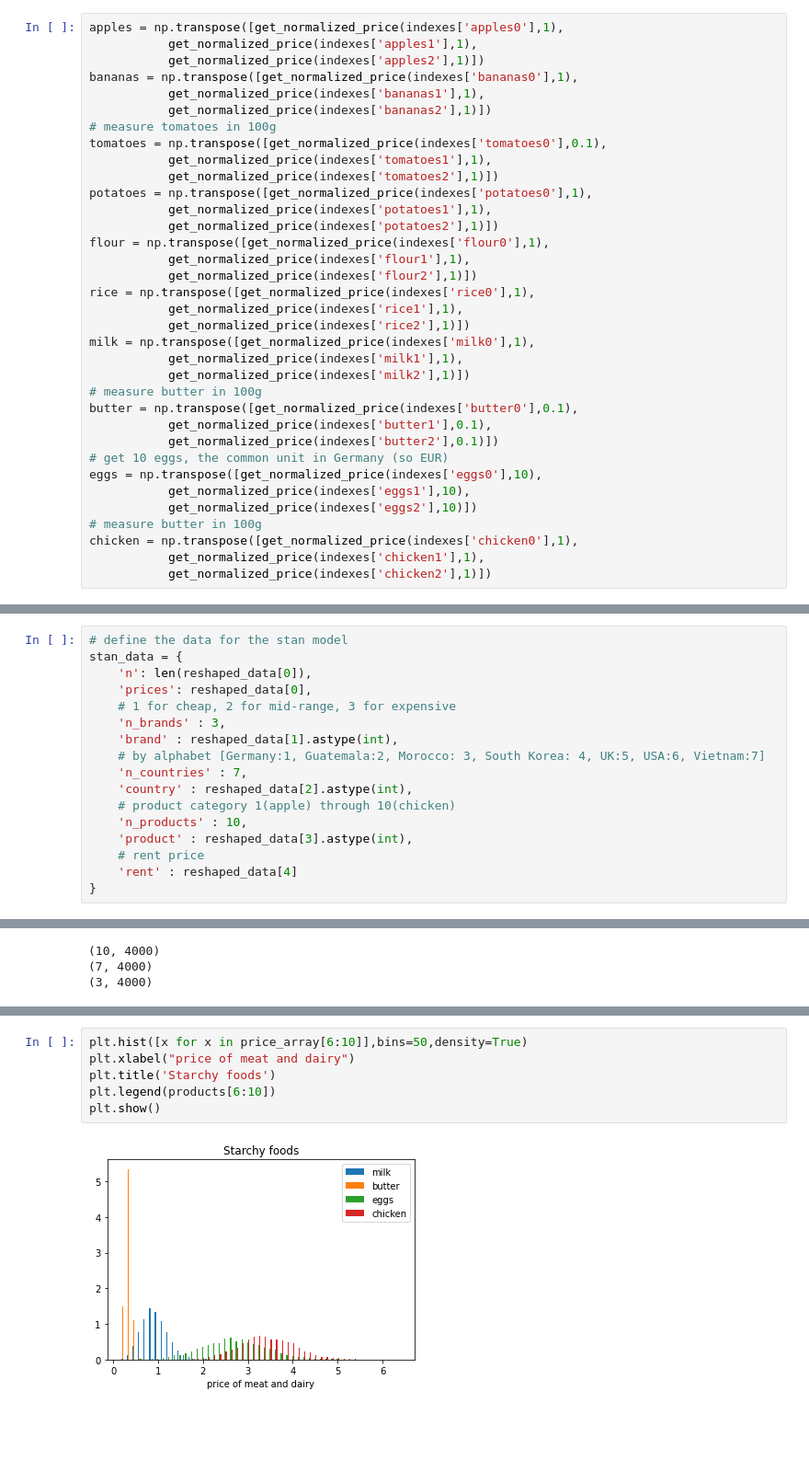
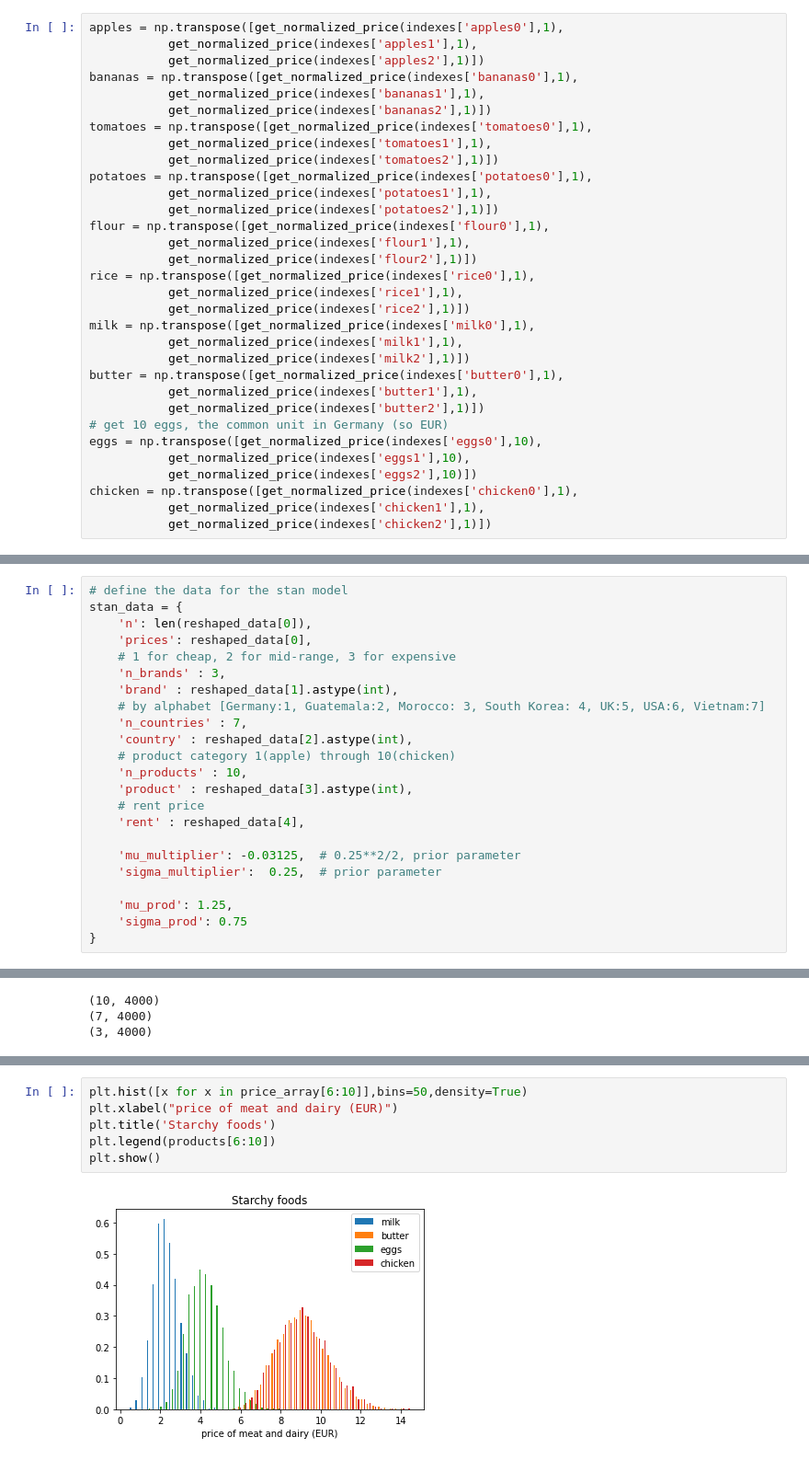
Before and after one commit to katjadellalibera/CS146, a Jupyter notebook: LBA/CS146-LBA.ipynb, the cells around one changed output, grey strips where cells are left out. Shown at 92% size. Cells and saved outputs as stored; diff of their text form; blank space fills up the shorter version.

```diff
--- a/LBA/CS146-LBA.ipynb
+++ b/LBA/CS146-LBA.ipynb
@@ -98,8 +113,7 @@ apples = np.transpose([get_normalized_price(indexes['apples0'],1),
 bananas = np.transpose([get_normalized_price(indexes['bananas0'],1),
            get_normalized_price(indexes['bananas1'],1),
            get_normalized_price(indexes['bananas2'],1)])
-# measure tomatoes in 100g
-tomatoes = np.transpose([get_normalized_price(indexes['tomatoes0'],0.1),
+tomatoes = np.transpose([get_normalized_price(indexes['tomatoes0'],1),
            get_normalized_price(indexes['tomatoes1'],1),
            get_normalized_price(indexes['tomatoes2'],1)])
 potatoes = np.transpose([get_normalized_price(indexes['potatoes0'],1),
@@ -114,15 +128,13 @@ rice = np.transpose([get_normalized_price(indexes['rice0'],1),
 milk = np.transpose([get_normalized_price(indexes['milk0'],1),
            get_normalized_price(indexes['milk1'],1),
            get_normalized_price(indexes['milk2'],1)])
-# measure butter in 100g
-butter = np.transpose([get_normalized_price(indexes['butter0'],0.1),
-           get_normalized_price(indexes['butter1'],0.1),
-           get_normalized_price(indexes['butter2'],0.1)])
+butter = np.transpose([get_normalized_price(indexes['butter0'],1),
+           get_normalized_price(indexes['butter1'],1),
+           get_normalized_price(indexes['butter2'],1)])
 # get 10 eggs, the common unit in Germany (so EUR)
 eggs = np.transpose([get_normalized_price(indexes['eggs0'],10),
            get_normalized_price(indexes['eggs1'],10),
            get_normalized_price(indexes['eggs2'],10)])
-# measure butter in 100g
 chicken = np.transpose([get_normalized_price(indexes['chicken0'],1),
            get_normalized_price(indexes['chicken1'],1),
            get_normalized_price(indexes['chicken2'],1)])
@@ -249,7 +255,13 @@ stan_data = {
     'n_products' : 10,
     'product' : reshaped_data[3].astype(int),
     # rent price
-    'rent' : reshaped_data[4]
+    'rent' : reshaped_data[4],
+
+    'mu_multiplier': -0.03125,  # 0.25**2/2, prior parameter
+    'sigma_multiplier':  0.25,  # prior parameter
+
+    'mu_prod': 1.25,
+    'sigma_prod': 0.75
 }
 # %%
 # define stan code
@@ -372,8 +388,8 @@ plt.show()
 # %%
 plt.hist([x for x in price_array[6:10]],bins=50,density=True)
-plt.xlabel("price of meat and dairy")
+plt.xlabel("price of meat and dairy (EUR)")
 plt.title('Starchy foods')
 plt.legend(products[6:10])
 plt.show()
 # %% [output]
-[figure, old version]
+[figure, new version]
```
Also changed, not shown: parts of 24 cells of this notebook, 14 other files.
